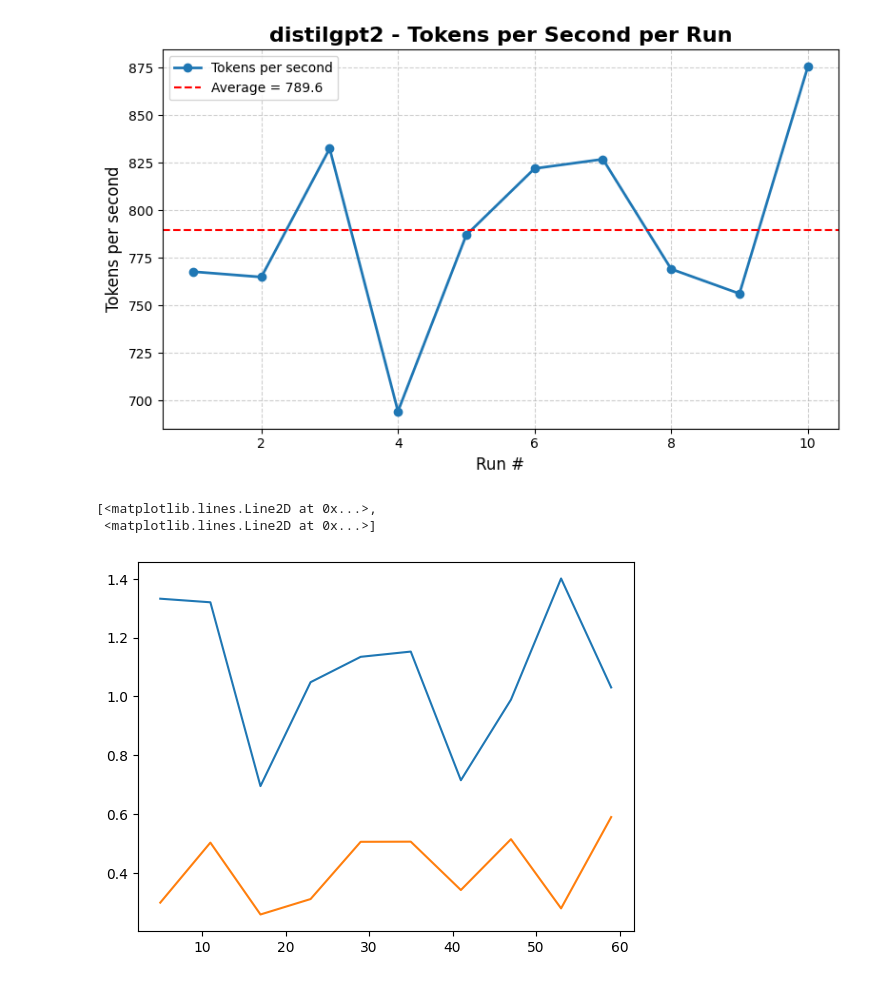
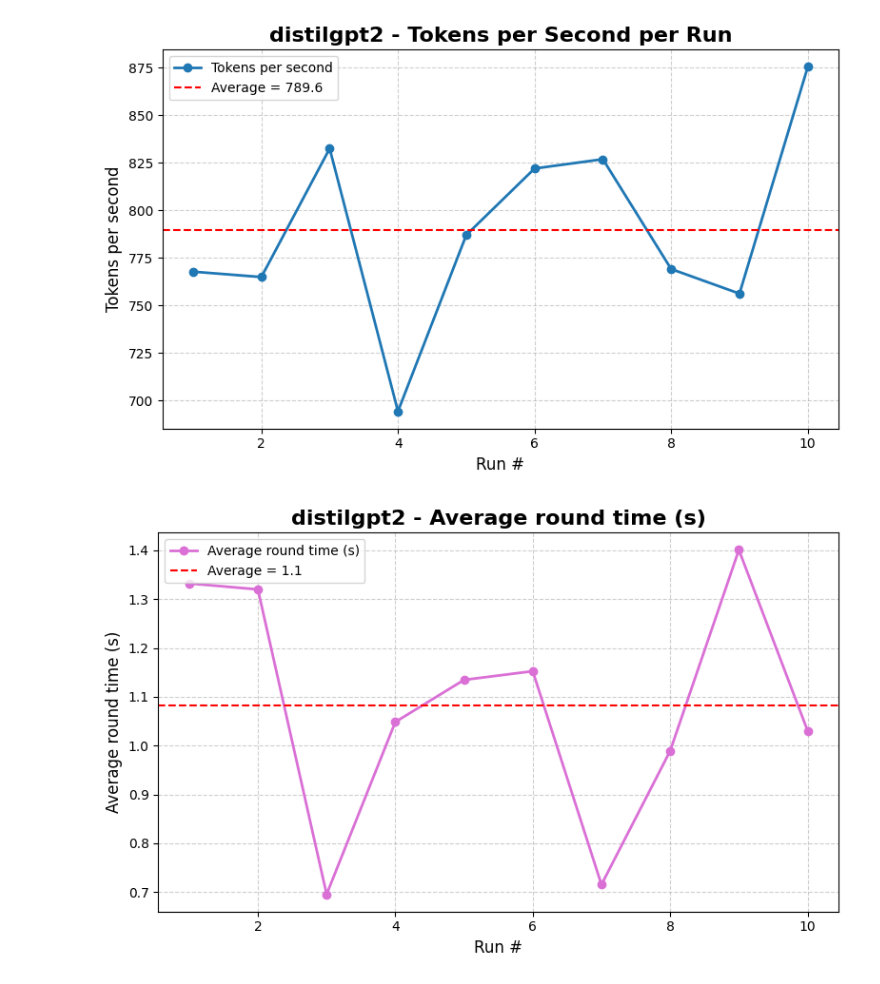
Before and after one commit to henry-AY/Mini-TensorRT, a Jupyter notebook: model/src/distilgpt2_benchmark.ipynb, the cells around one changed output. Saved outputs shown, nothing was run; the diff lists cells and outputs as text; code cells hidden in the pictures.

Commit message:
average round seconds graph created

```diff
--- a/model/src/distilgpt2_benchmark.ipynb
+++ b/model/src/distilgpt2_benchmark.ipynb
@@ -61,8 +59,31 @@ plt.show()
 # %% [output]
 [figure]
 # %%
-plt.plot(df_sec)
+plt.figure(figsize=(8,5))
+
+plt.plot(
+    df_filtered["run"],
+    df_filtered["round_avg_sec"],
+    marker='o',
+    linestyle='-',
+    linewidth=2,
+    markersize=6,
+    label="Average round time (s)",
+    color="orchid"
+)
+
+plt.title("distilgpt2 - Average round time (s)", fontsize=16, fontweight='bold')
+plt.xlabel("Run #", fontsize=12)
+plt.ylabel("Average round time (s)", fontsize=12)
+plt.grid(True, linestyle='--', alpha=0.6)
+plt.legend()
+plt.tight_layout()
+
+# Average line
+avg = df_filtered["round_avg_sec"].mean()
+plt.axhline(avg, color='red', linestyle='--', linewidth=1.5, label=f'Average = {avg:.1f}')
+plt.legend()
+
+plt.show()
 # %% [output]
-[<matplotlib.lines.Line2D at 0x...>,
- <matplotlib.lines.Line2D at 0x...>]
-[figure, old version]
+[figure, new version]
```
Also changed, not shown: parts of 1 cell of this notebook.
